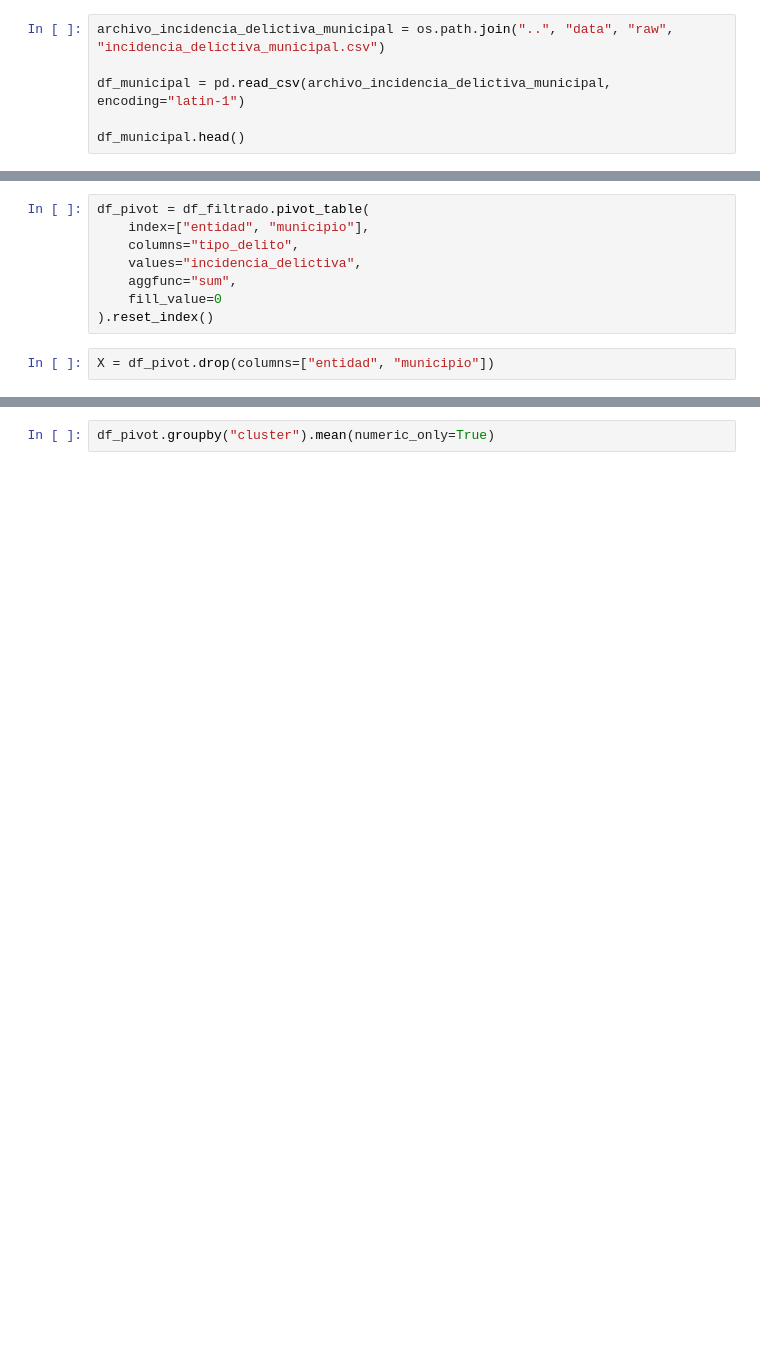
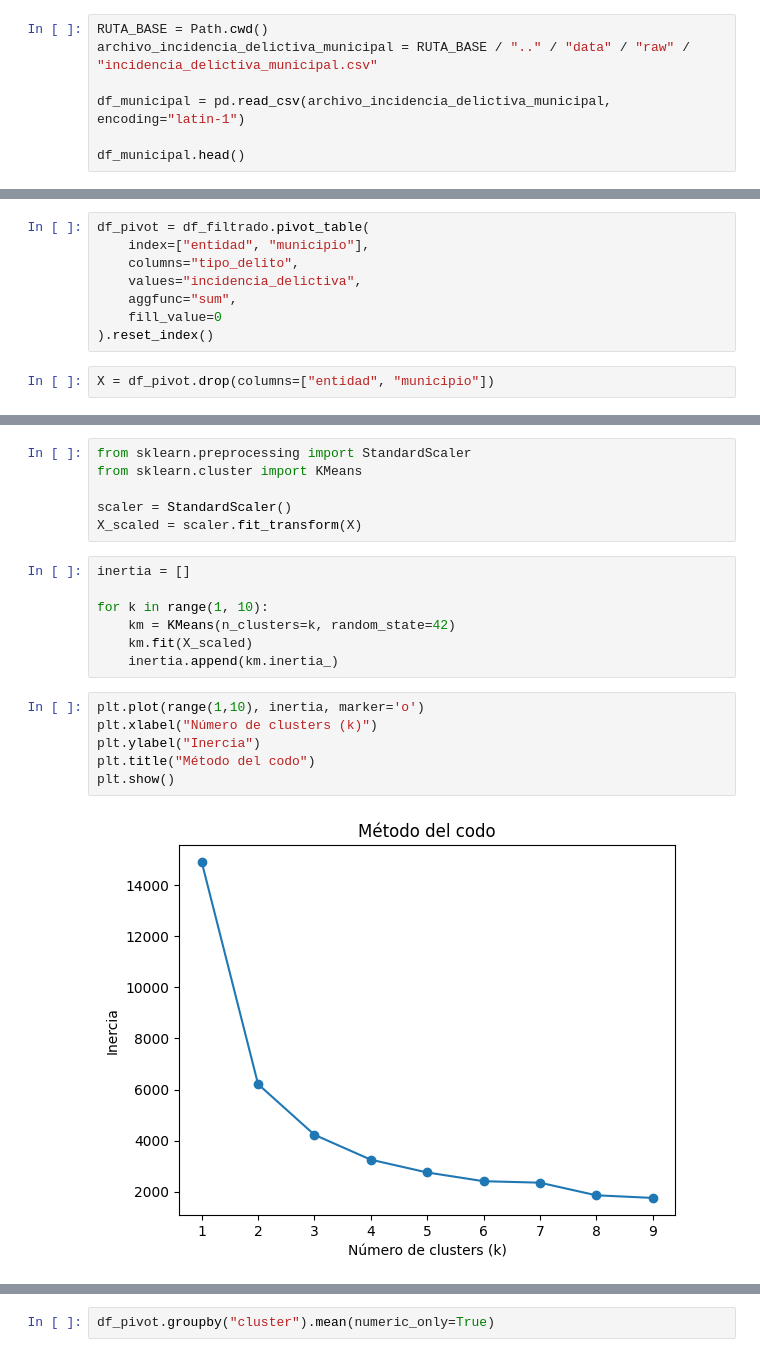
Before and after one commit to SebastianIsaacRV/proyecto_AAA_2026-1_equipo4, a Jupyter notebook: notebooks/EDA_incidencia_delictiva_municipal.ipynb, the cells around one changed output, grey strips where cells are left out. Cells and saved outputs as stored; diff of their text form; blank space fills up the shorter version.

Commit message:
se modifican libretas de incidencia delictiva

```diff
--- a/notebooks/EDA_incidencia_delictiva_municipal.ipynb
+++ b/notebooks/EDA_incidencia_delictiva_municipal.ipynb
@@ -12,7 +7,8 @@ import os
 # %% [markdown]
 # **Lectura y caracteristicas principales de la base de datos de** *indicidencia delictiva a nivel municipal*
 # %%
-archivo_incidencia_delictiva_municipal = os.path.join("..", "data", "raw", "incidencia_delictiva_municipal.csv")
+RUTA_BASE = Path.cwd()
+archivo_incidencia_delictiva_municipal = RUTA_BASE / ".." / "data" / "raw" / "incidencia_delictiva_municipal.csv"
 
 df_municipal = pd.read_csv(archivo_incidencia_delictiva_municipal, encoding="latin-1")
 
@@ -542 +547,22 @@ X = df_pivot.drop(columns=["entidad", "municipio"])
+# %%
+from sklearn.preprocessing import StandardScaler
+from sklearn.cluster import KMeans
+
+scaler = StandardScaler()
+X_scaled = scaler.fit_transform(X)
+# %%
+inertia = []
+
+for k in range(1, 10):
+    km = KMeans(n_clusters=k, random_state=42)
+    km.fit(X_scaled)
+    inertia.append(km.inertia_)
+# %%
+plt.plot(range(1,10), inertia, marker='o')
+plt.xlabel("Número de clusters (k)")
+plt.ylabel("Inercia")
+plt.title("Método del codo")
+plt.show()
+# %% [output]
+[figure, added]
 # %%
```
Also changed, not shown: parts of 27 cells of this notebook, 1 other file.
